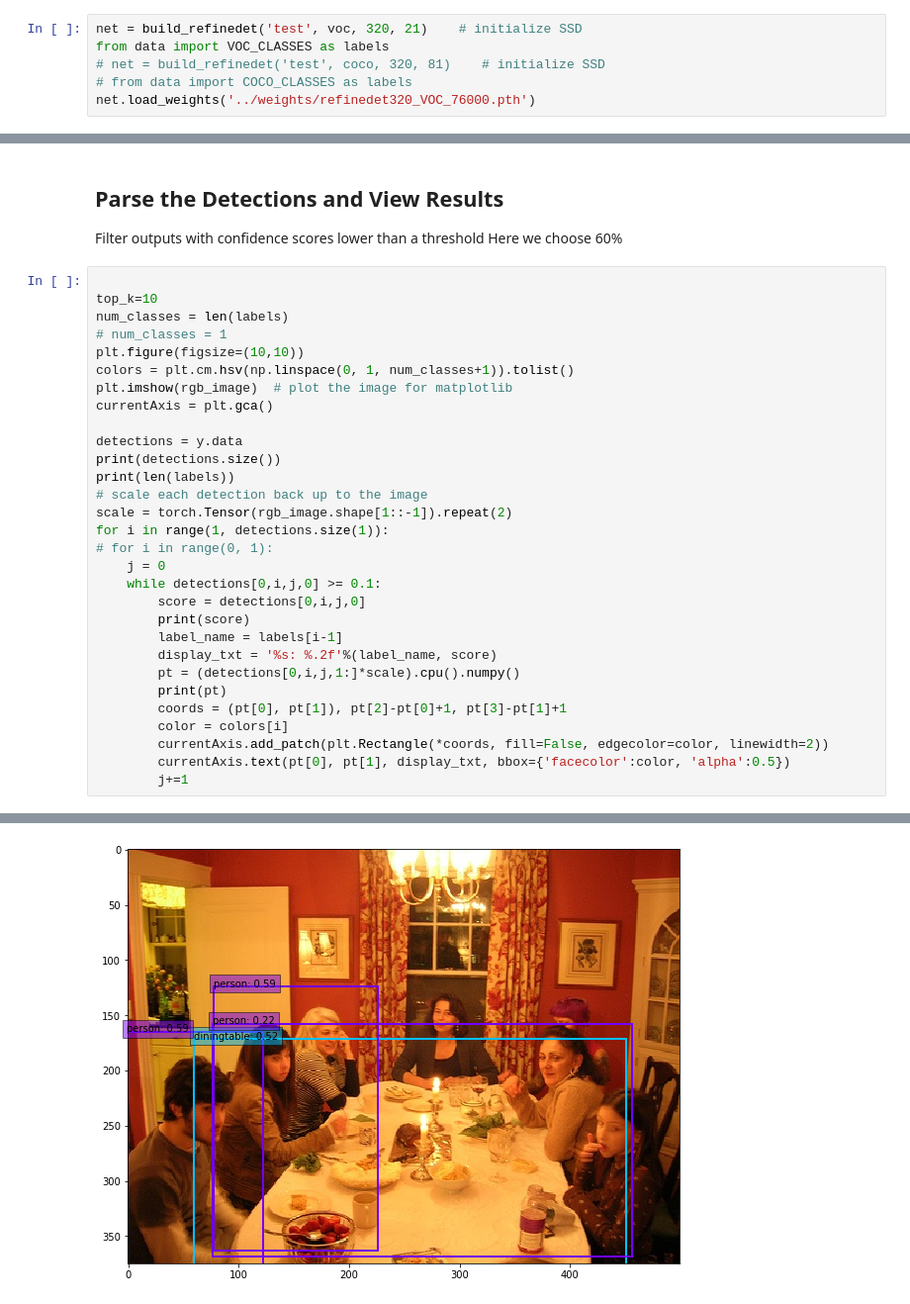
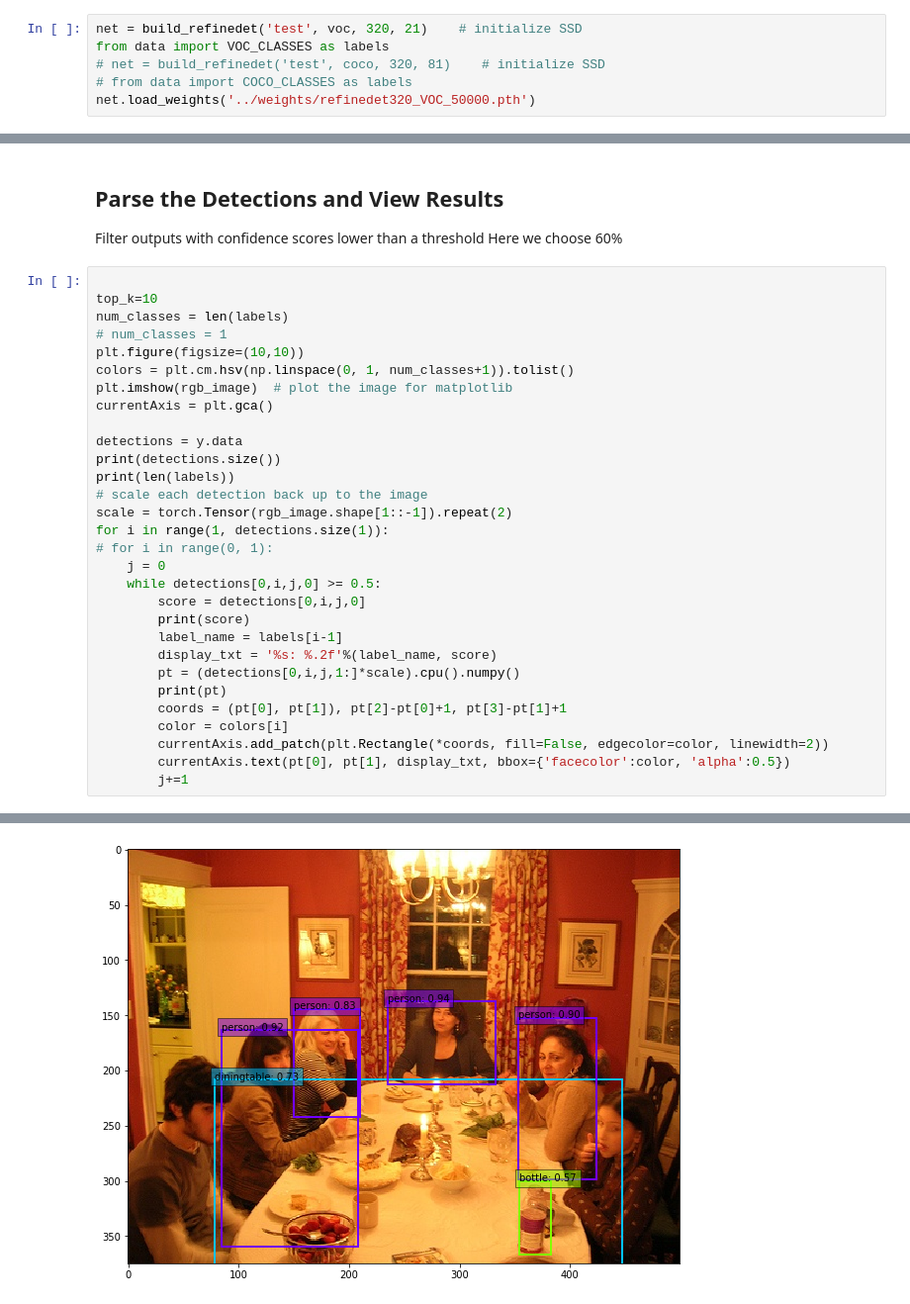
Before and after one commit to dd604/refinedet.pytorch, a Jupyter notebook: demo/demo.ipynb, the cells around one changed output, grey strips where cells are left out. Shown at 99% size. Saved outputs shown, nothing was run; the diff lists cells and outputs as text.

```diff
--- a/demo/demo.ipynb
+++ b/demo/demo.ipynb
@@ -29,7 +29,7 @@ net = build_refinedet('test', voc, 320, 21)    # initialize SSD
 from data import VOC_CLASSES as labels
 # net = build_refinedet('test', coco, 320, 81)    # initialize SSD
 # from data import COCO_CLASSES as labels
-net.load_weights('../weights/refinedet320_VOC_76000.pth')
+net.load_weights('../weights/refinedet320_VOC_50000.pth')
 # %% [output]
 Initializing weights...
 Loading weights into state dict...
@@ -102,7 +102,7 @@ scale = torch.Tensor(rgb_image.shape[1::-1]).repeat(2)
 for i in range(1, detections.size(1)):
 # for i in range(0, 1):
     j = 0
-    while detections[0,i,j,0] >= 0.1:
+    while detections[0,i,j,0] >= 0.5:
         score = detections[0,i,j,0]
         print(score)
         label_name = labels[i-1]
@@ -128 +132 @@ torch.Size([1, 21, 200, 5])
-[figure, old version]
+[figure, new version]
```
Also changed, not shown: parts of 1 cell of this notebook, 4 other files.
